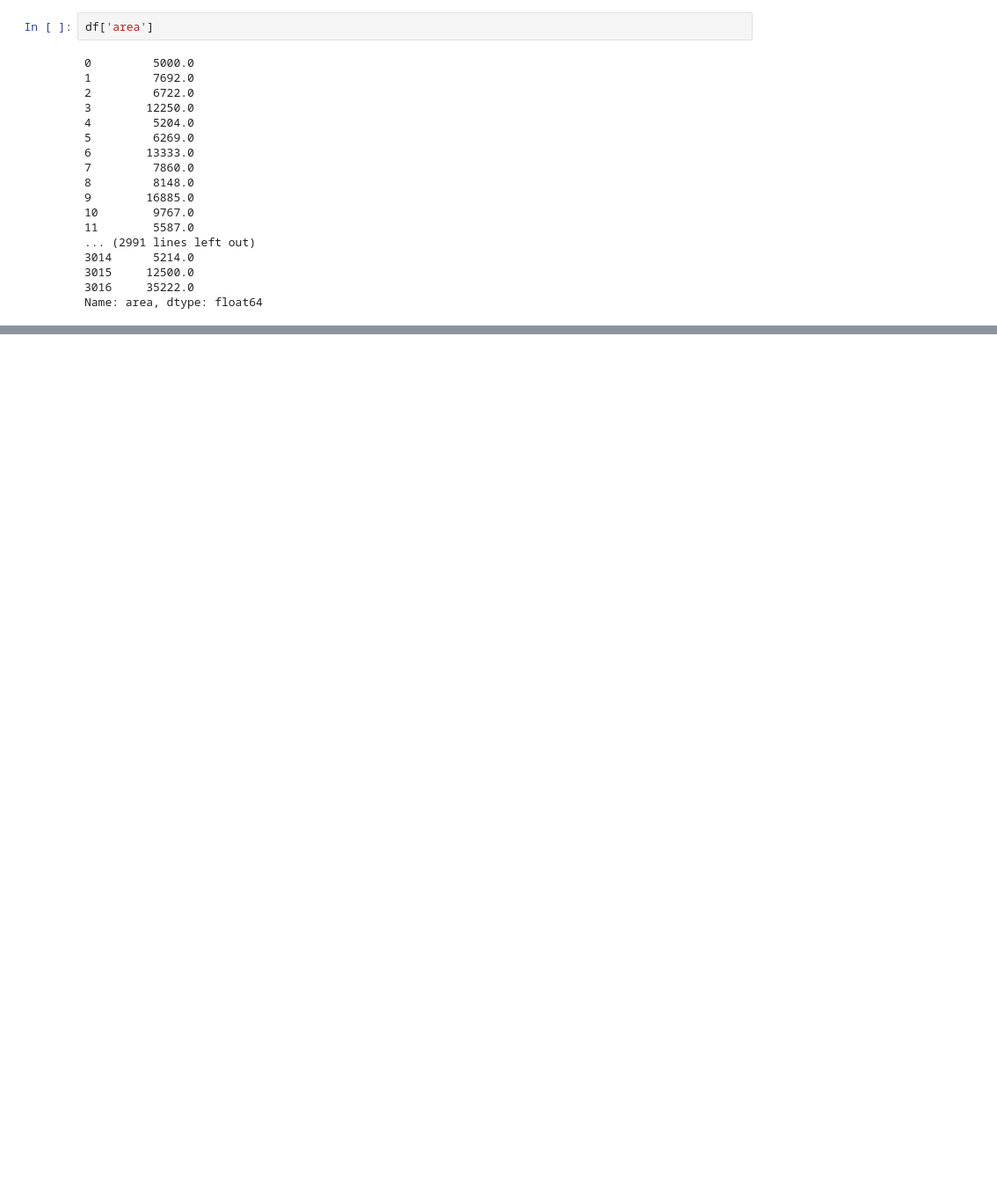
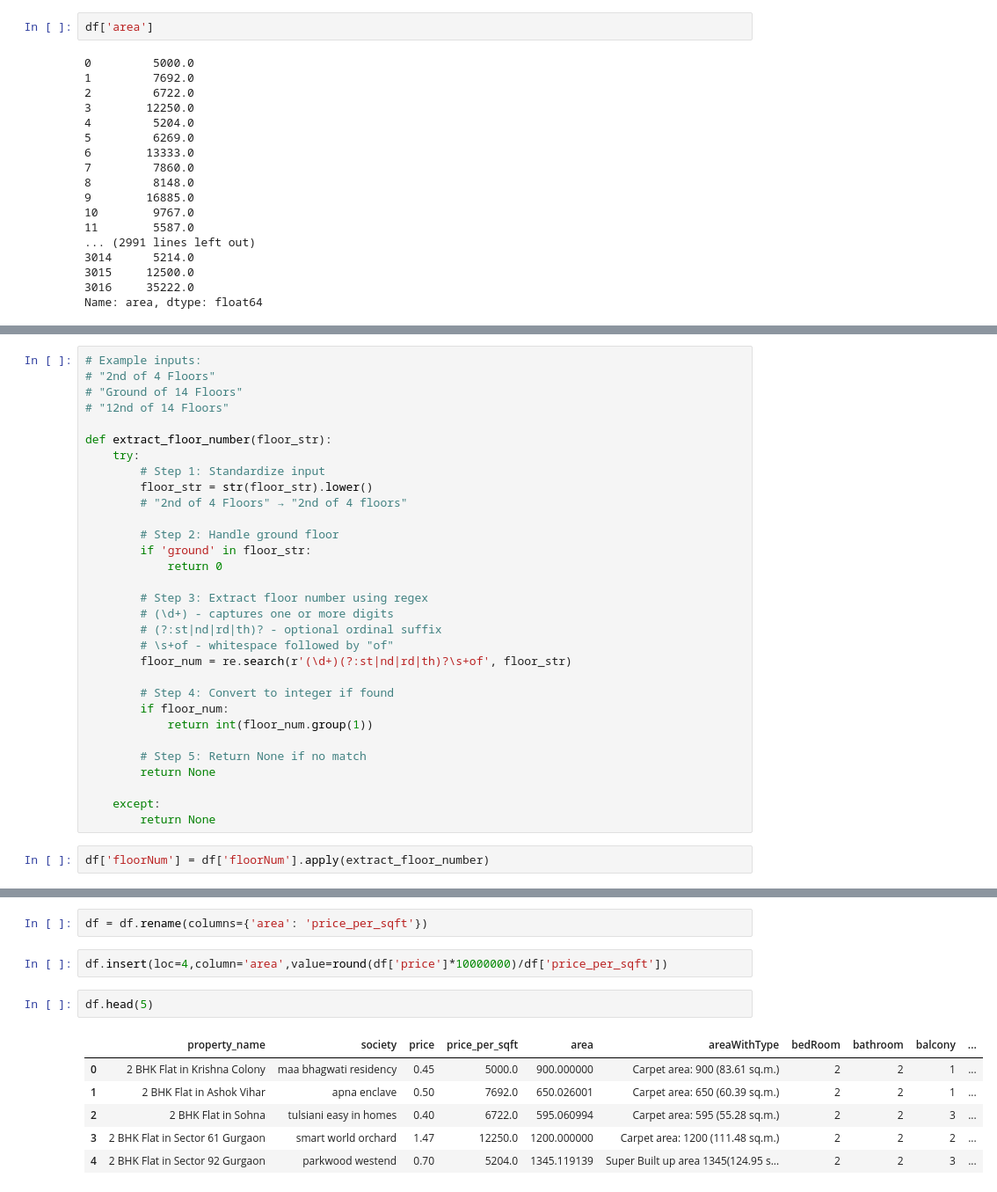
Before and after one commit to Souradip121/AapkaGhar, a Jupyter notebook: data_processin_flats.ipynb, the cells around one changed output, grey strips where cells are left out. Shown at 88% size. Cells and saved outputs as stored; diff of their text form; blank space fills up the shorter version.

```diff
--- a/data_processin_flats.ipynb
+++ b/data_processin_flats.ipynb
@@ -213,0 +273,33 @@ Name: area, dtype: float64
+# %%
+# Example inputs:
+# "2nd of 4 Floors"
+# "Ground of 14 Floors"
+# "12nd of 14 Floors"
+
+def extract_floor_number(floor_str):
+    try:
+        # Step 1: Standardize input
+        floor_str = str(floor_str).lower()
+        # "2nd of 4 Floors" → "2nd of 4 floors"
+
+        # Step 2: Handle ground floor
+        if 'ground' in floor_str:
+            return 0
+
+        # Step 3: Extract floor number using regex
+        # (\d+) - captures one or more digits
+        # (?:st|nd|rd|th)? - optional ordinal suffix
+        # \s+of - whitespace followed by "of"
+        floor_num = re.search(r'(\d+)(?:st|nd|rd|th)?\s+of', floor_str)
+
+        # Step 4: Convert to integer if found
+        if floor_num:
+            return int(floor_num.group(1))
+
+        # Step 5: Return None if no match
+        return None
+
+    except:
+        return None
+# %%
+df['floorNum'] = df['floorNum'].apply(extract_floor_number)
@@ -213,0 +326,13 @@ Name: area, dtype: float64
+# %%
+df = df.rename(columns={'area': 'price_per_sqft'})
+# %%
+df.insert(loc=4,column='area',value=round(df['price']*10000000)/df['price_per_sqft'])
+# %%
+df.head(5)
+# %% [output]
+|  | property_name | society | price | price_per_sqft | area | areaWithType | bedRoom | bathroom | balcony | ... |
+| 0 | 2 BHK Flat in Krishna Colony | maa bhagwati residency | 0.45 | 5000.0 | 900.000000 | Carpet area: 900 (83.61 sq.m.) | 2 | 2 | 1 | ... |
+| 1 | 2 BHK Flat in Ashok Vihar | apna enclave | 0.50 | 7692.0 | 650.026001 | Carpet area: 650 (60.39 sq.m.) | 2 | 2 | 1 | ... |
+| 2 | 2 BHK Flat in Sohna | tulsiani easy in homes | 0.40 | 6722.0 | 595.060994 | Carpet area: 595 (55.28 sq.m.) | 2 | 2 | 3 | ... |
+| 3 | 2 BHK Flat in Sector 61 Gurgaon | smart world orchard | 1.47 | 12250.0 | 1200.000000 | Carpet area: 1200 (111.48 sq.m.) | 2 | 2 | 2 | ... |
+| 4 | 2 BHK Flat in Sector 92 Gurgaon | parkwood westend | 0.70 | 5204.0 | 1345.119139 | Super Built up area 1345(124.95 s... | 2 | 2 | 3 | ... |
```
Also changed, not shown: parts of 14 cells of this notebook, 1 other file.
